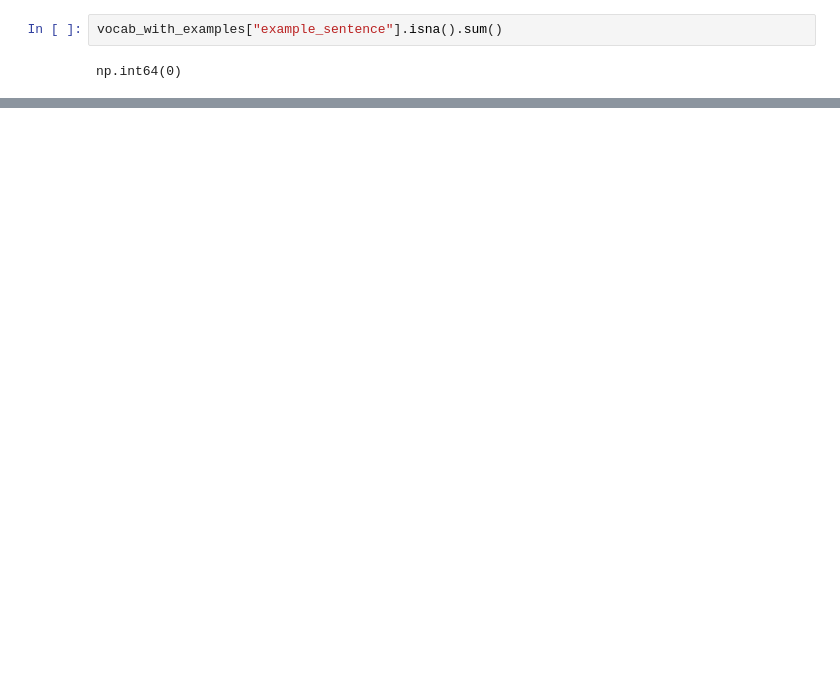
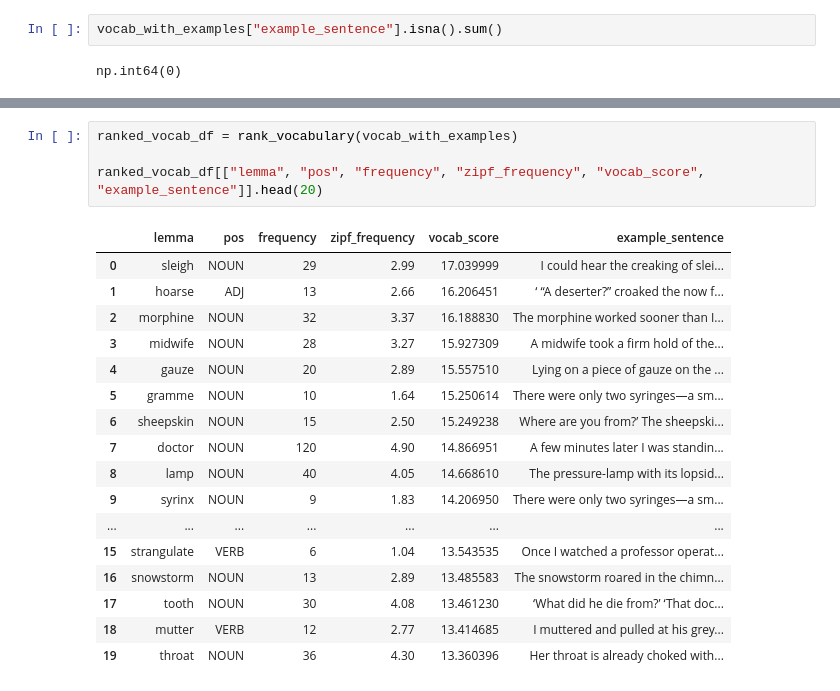
Before and after one commit to nrzdhmz/book-vocabulary-extractor, a Jupyter notebook: notebooks/01_pdf_extraction.ipynb, the cells around one changed output, grey strips where cells are left out. Cells and saved outputs as stored; diff of their text form; blank space fills up the shorter version.

```diff
--- a/notebooks/01_pdf_extraction.ipynb
+++ b/notebooks/01_pdf_extraction.ipynb
@@ -218,0 +248,22 @@ np.int64(0)
+# %%
+ranked_vocab_df = rank_vocabulary(vocab_with_examples)
+
+ranked_vocab_df[["lemma", "pos", "frequency", "zipf_frequency", "vocab_score", "example_sentence"]].head(20)
+# %% [output]
+|  | lemma | pos | frequency | zipf_frequency | vocab_score | example_sentence |
+| 0 | sleigh | NOUN | 29 | 2.99 | 17.039999 | I could hear the creaking of slei... |
+| 1 | hoarse | ADJ | 13 | 2.66 | 16.206451 | ‘ “A deserter?” croaked the now f... |
+| 2 | morphine | NOUN | 32 | 3.37 | 16.188830 | The morphine worked sooner than I... |
+| 3 | midwife | NOUN | 28 | 3.27 | 15.927309 | A midwife took a firm hold of the... |
+| 4 | gauze | NOUN | 20 | 2.89 | 15.557510 | Lying on a piece of gauze on the ... |
+| 5 | gramme | NOUN | 10 | 1.64 | 15.250614 | There were only two syringes—a sm... |
+| 6 | sheepskin | NOUN | 15 | 2.50 | 15.249238 | Where are you from?’ The sheepski... |
+| 7 | doctor | NOUN | 120 | 4.90 | 14.866951 | A few minutes later I was standin... |
+| 8 | lamp | NOUN | 40 | 4.05 | 14.668610 | The pressure-lamp with its lopsid... |
+| 9 | syrinx | NOUN | 9 | 1.83 | 14.206950 | There were only two syringes—a sm... |
+| ... | ... | ... | ... | ... | ... | ... |
+| 15 | strangulate | VERB | 6 | 1.04 | 13.543535 | Once I watched a professor operat... |
+| 16 | snowstorm | NOUN | 13 | 2.89 | 13.485583 | The snowstorm roared in the chimn... |
+| 17 | tooth | NOUN | 30 | 4.08 | 13.461230 | ‘What did he die from?’ ‘That doc... |
+| 18 | mutter | VERB | 12 | 2.77 | 13.414685 | I muttered and pulled at his grey... |
+| 19 | throat | NOUN | 36 | 4.30 | 13.360396 | Her throat is already choked with... |
```
Also changed, not shown: parts of 33 cells of this notebook, 3 other files.
